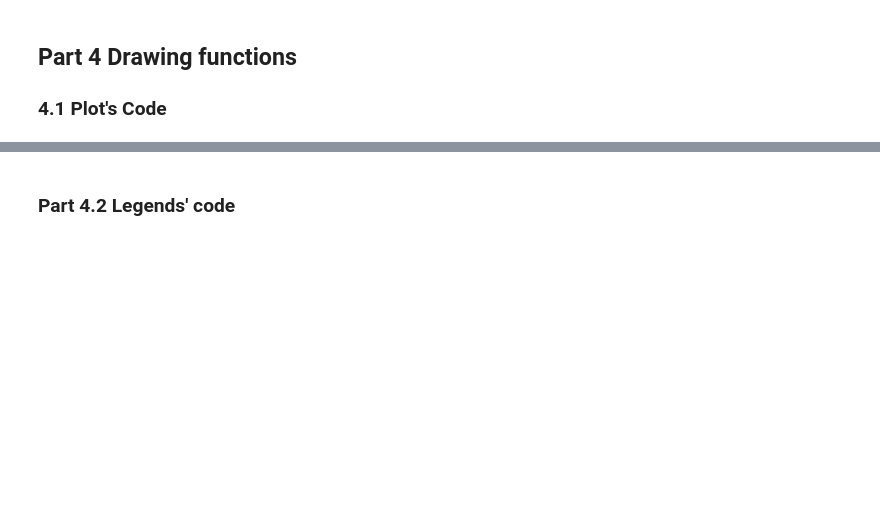
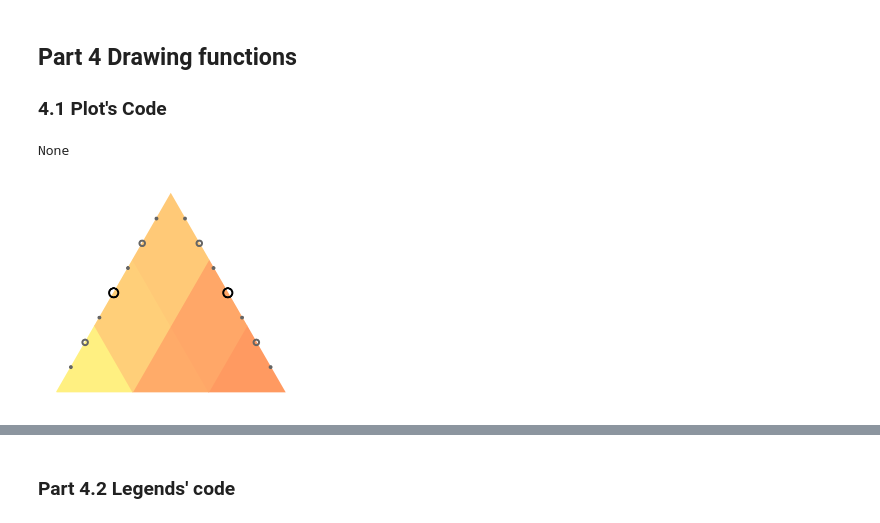
Before and after one commit to DCMLab/wavescapes, a Jupyter notebook: refactoring.ipynb, the cells around one changed output, grey strips where cells are left out. Saved outputs shown, nothing was run; the diff lists cells and outputs as text; code cells hidden in the pictures; blank space fills up the shorter version.

Commit message:
WIP removing drawSvg dependancy

```diff
--- a/refactoring.ipynb
+++ b/refactoring.ipynb
@@ -1070,3 +1089,12 @@ class Wavescape(object):
                 fill=curr_color,
                 stroke=stroke))
         return canvas
+# %%
+pc_mat = produce_pitch_class_matrix_from_filename(bach_prelude_midi, aw_size=64)
+fourier_mat = apply_dft_to_pitch_class_matrix(pc_mat)
+color_utm = complex_utm_to_ws_utm(fourier_mat, coeff=5)
+w = Wavescape(color_utm, pixel_width=500, drawing_primitive='rhombus')
+w.draw(plot_indicators=True, add_line=False)
+# %% [output]
+None
+[figure, added]
```
Also changed, not shown: parts of 9 cells of this notebook.
